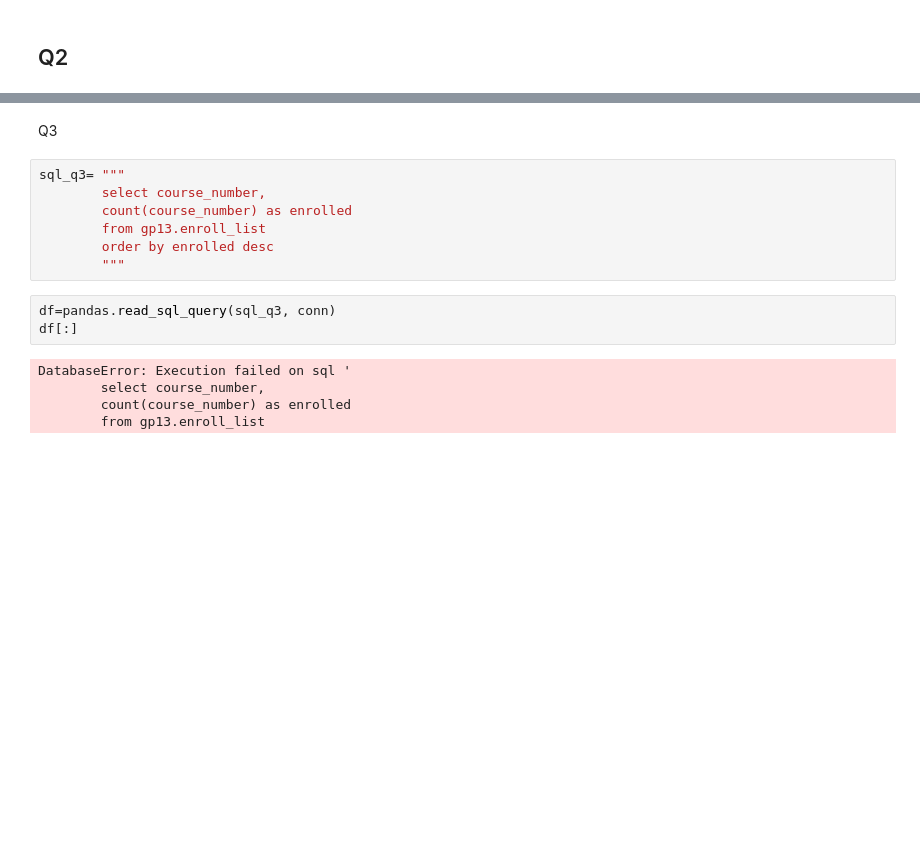
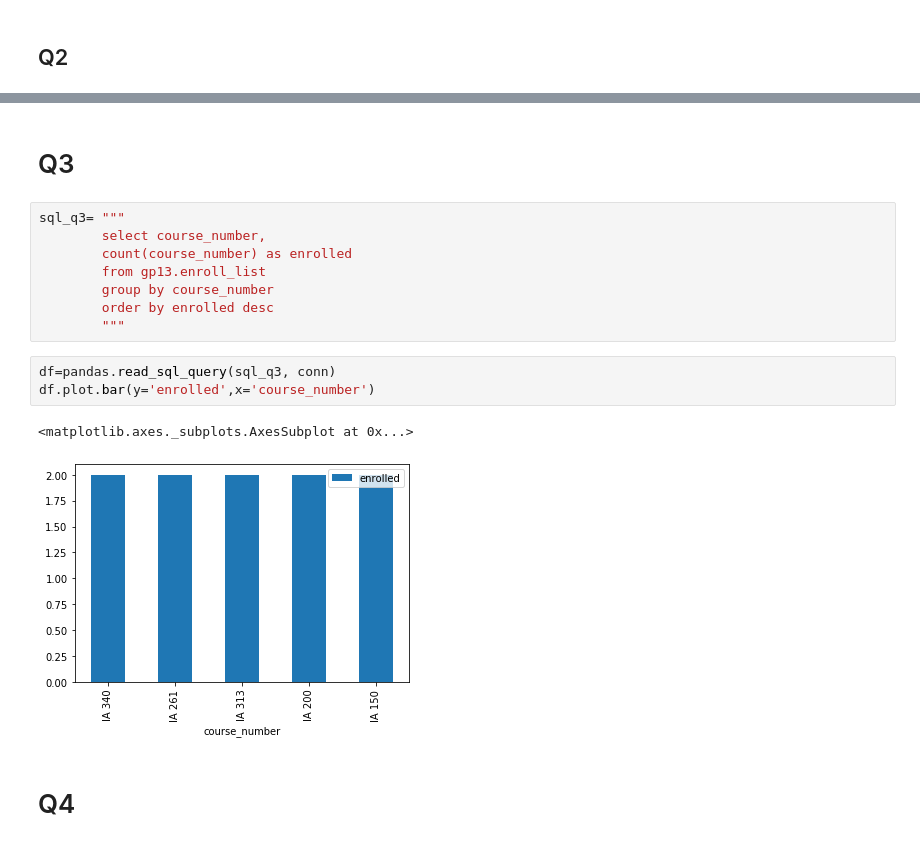
Before and after one commit to Kalisl8/340, a Jupyter notebook: lab 4.ipynb, the cells around one changed output, grey strips where cells are left out. Saved outputs shown, nothing was run; the diff lists cells and outputs as text; blank space fills up the shorter version.

```diff
--- a/lab 4.ipynb
+++ b/lab 4.ipynb
@@ -59,17 +74,18 @@ DatabaseError: Execution failed on sql '
-# %% [markdown]
-Q3
+# %% [markdown]
+# Q3
 # %%
 sql_q3= """
         select course_number,
         count(course_number) as enrolled
         from gp13.enroll_list
+        group by course_number
         order by enrolled desc
         """
 # %%
 df=pandas.read_sql_query(sql_q3, conn)
-df[:]
+df.plot.bar(y='enrolled',x='course_number')
 # %% [output]
-DatabaseError: Execution failed on sql '
-        select course_number,
-        count(course_number) as enrolled
-        from gp13.enroll_list
+<matplotlib.axes._subplots.AxesSubplot at 0x...>
+[figure, added]
+# %% [markdown]
+# Q4
```
Also changed, not shown: parts of 24 cells of this notebook.
